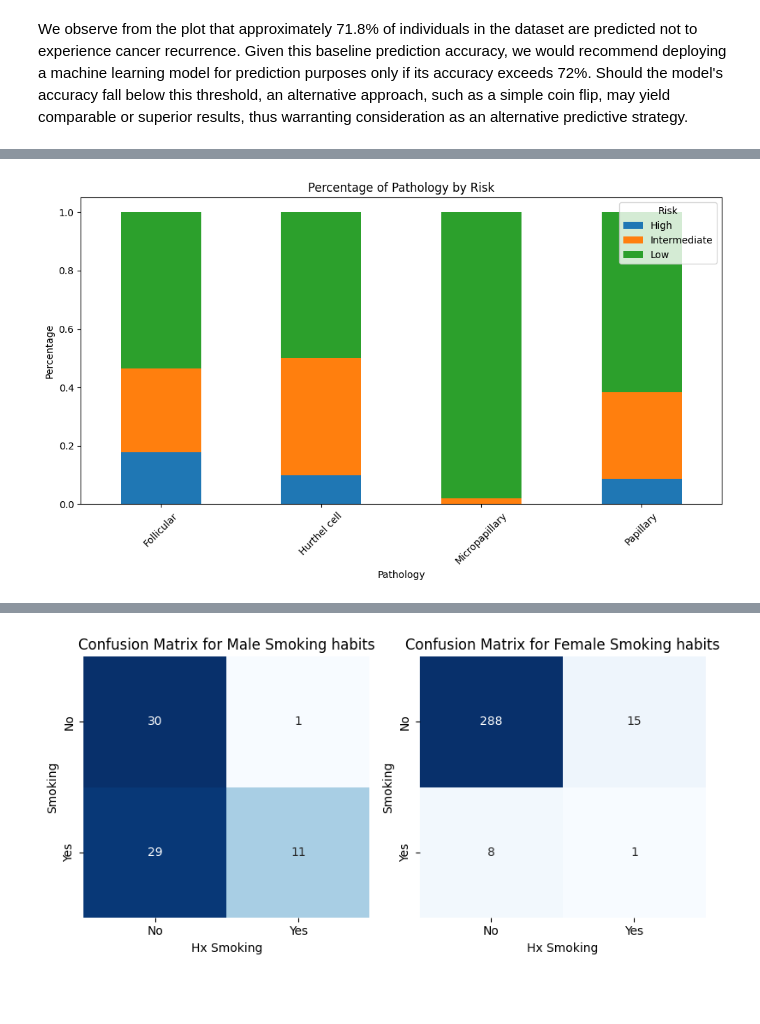
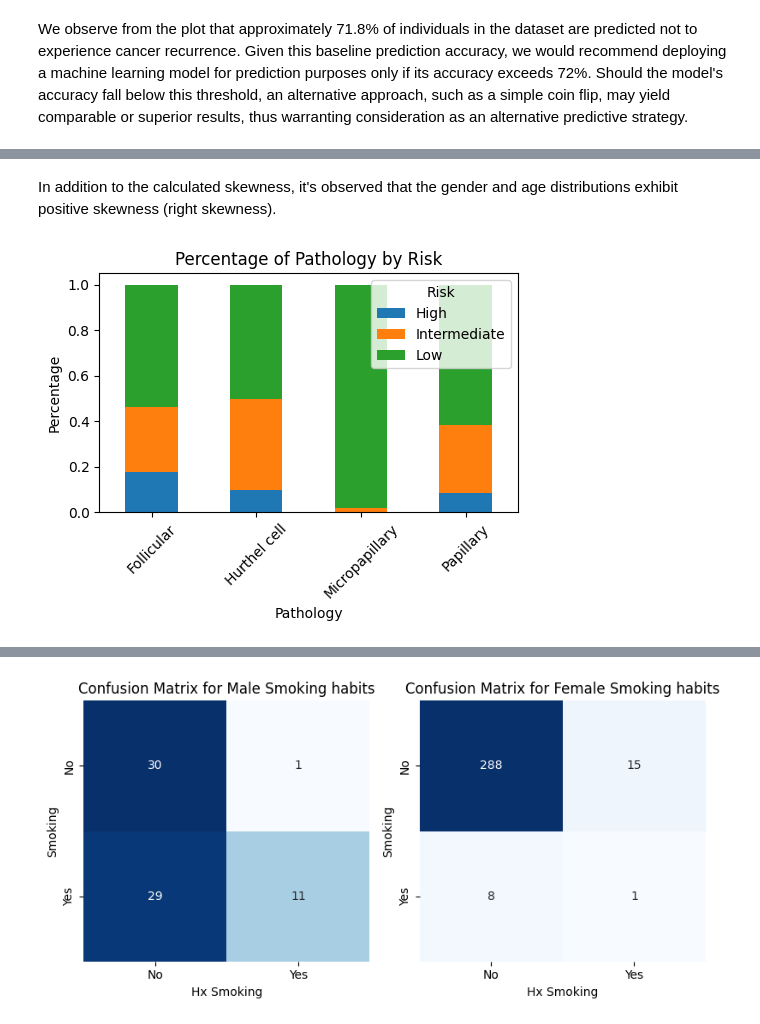
Before and after one commit to CEitanC/TDS, a Jupyter notebook: Second_Submission.ipynb, the cells around one changed output, grey strips where cells are left out. Cells and saved outputs as stored; diff of their text form; code cells hidden in the pictures; blank space fills up the shorter version.

```diff
--- a/Second_Submission.ipynb
+++ b/Second_Submission.ipynb
@@ -107,22 +157,20 @@ plt.show()
+# %% [markdown]
+In addition to the calculated skewness, it's observed that the gender and age distributions exhibit positive skewness (right skewness).
 # %%
-# Convert data to DataFrame
 df = pd.DataFrame(df)
 
-# Calculate percentages
 total_counts = df.groupby('Pathology').size()
 grouped_counts = df.groupby(['Pathology', 'Risk']).size()
 percentages = (grouped_counts / total_counts).unstack(fill_value=0)
 
-# Plot
-percentages.plot(kind='bar', stacked=True, figsize=(10, 6))
+percentages.plot(kind='bar', stacked=True, figsize=(5, 4))
 
-# Add labels and title
 plt.title('Percentage of Pathology by Risk')
 plt.xlabel('Pathology')
 plt.ylabel('Percentage')
 plt.xticks(rotation=45)
 plt.legend(title='Risk')
 plt.tight_layout()
 plt.show()
 # %% [output]
-[figure, old version]
+[figure, new version]
```
Also changed, not shown: parts of 49 cells of this notebook.
